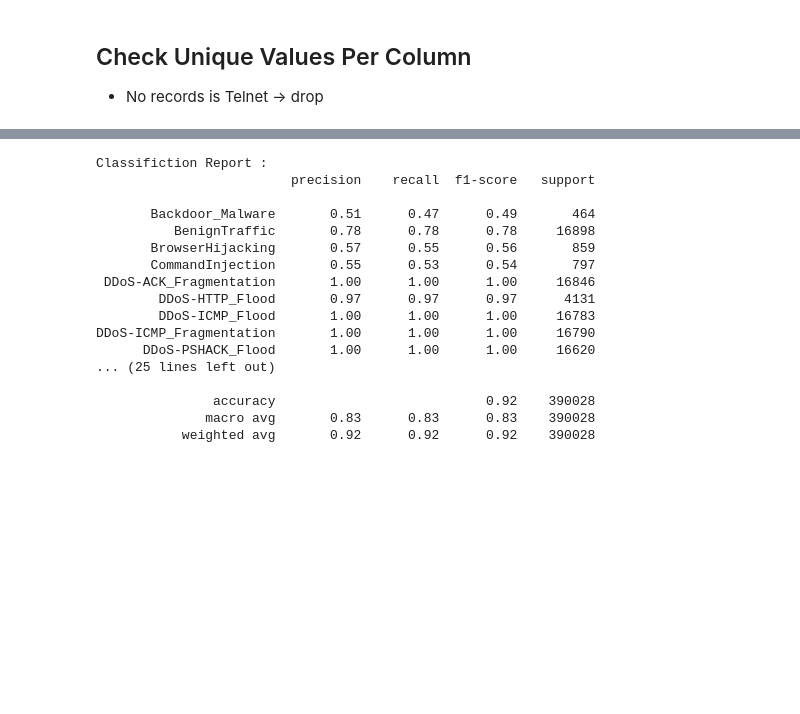
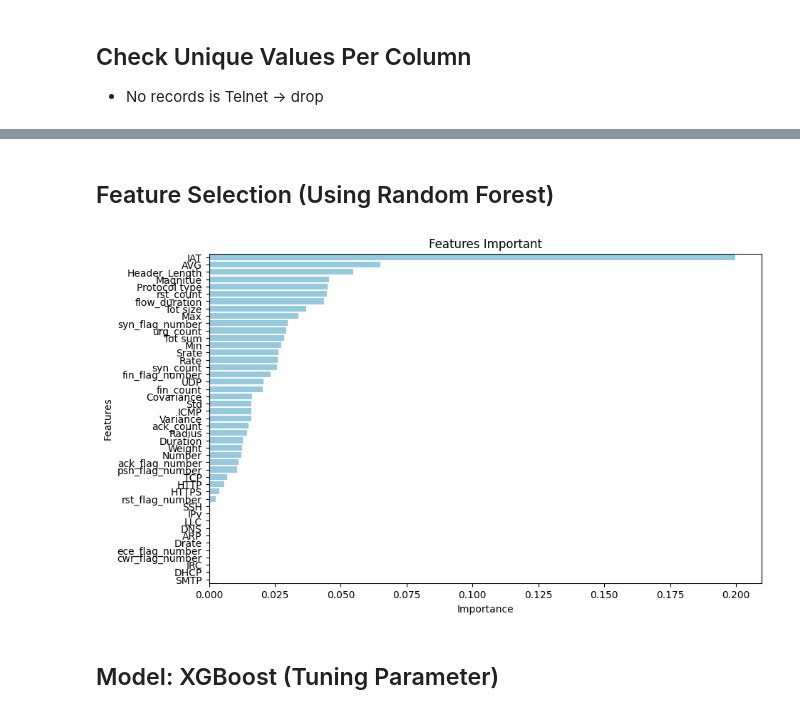
Before and after one commit to neo-shisui/NT221-ML, a Jupyter notebook: Src/Group16.ipynb, the cells around one changed output, grey strips where cells are left out. Cells and saved outputs as stored; diff of their text form; code cells hidden in the pictures; blank space fills up the shorter version.

Commit message:
feat: add main.py and Group16.ipynb: pre-processing, feature selection, tuning and training

```diff
--- a/Src/Group16.ipynb
+++ b/Src/Group16.ipynb
@@ -19,7 +26,6 @@ import pandas as pd
 # %%
 # Load the dataset
 train_path = os.path.join(DATASET_FOLDER, "train.csv")
-#test_path = os.path.join(DATASET_FOLDER, "test.csv")
 df = pd.read_csv(train_path)
 
 # Basic column names
@@ -29,6 +35,7 @@ column_names = [
 
 # Assign column names to the DataFrame
 df.columns = column_names
+print(df.shape)
 
 # Drop the last row of the DataFrame
-# df.drop(df.tail(1).index, inplace=True)
+df.drop(df.tail(1).index, inplace=True)
@@ -284,15 +257,3 @@ dtype: object
 # Drop unnecessary columns from the DataFrame
 # 'Telnet': no records is telnet
 df = df.drop(columns=['Telnet'])
-# %%
-from sklearn.preprocessing import LabelEncoder
-
-# Assuming df is your DataFrame
-label_encoder = LabelEncoder()
-
-# Fit and transform the 'Label' column
-df['Encoded_Label'] = label_encoder.fit_transform(df['Label'])
-
-# Display the mapping of labels to encoded values
-label_mapping = dict(zip(label_encoder.classes_, label_encoder.transform(label_encoder.classes_)))
-print("Label mapping:", label_mapping)
@@ -498,21 +260,28 @@ time cost:
-# %%
-print("Classifiction Report :")
-print(classification_report(Y_test, y_pred))
-# %% [output]
-Classifiction Report :
-                         precision    recall  f1-score   support
-
-       Backdoor_Malware       0.51      0.47      0.49       464
-          BenignTraffic       0.78      0.78      0.78     16898
-       BrowserHijacking       0.57      0.55      0.56       859
-       CommandInjection       0.55      0.53      0.54       797
- DDoS-ACK_Fragmentation       1.00      1.00      1.00     16846
-        DDoS-HTTP_Flood       0.97      0.97      0.97      4131
-        DDoS-ICMP_Flood       1.00      1.00      1.00     16783
-DDoS-ICMP_Fragmentation       1.00      1.00      1.00     16790
-      DDoS-PSHACK_Flood       1.00      1.00      1.00     16620
-... (25 lines left out)
-
-               accuracy                           0.92    390028
-              macro avg       0.83      0.83      0.83    390028
-           weighted avg       0.92      0.92      0.92    390028
+# %% [markdown]
+## Feature Selection (Using Random Forest)
+# %%
+X = df.drop(['Label'], axis=1)  # Features
+y = df['Label']  # Target
+# %%
+X_train, X_test, y_train, y_test = train_test_split(X, y, test_size = 0.2, random_state = 42)
+# %%
+# Feature Importance from Tree-Based Models
+rf = RandomForestClassifier()
+rf.fit(X_train, y_train)
+y_pred = rf.predict(X_test)
+
+# Get feature importance
+feature_importances = pd.Series(
+    rf.feature_importances_,
+    index=X_train.columns).sort_values(ascending=False)
+
+# Draw figures
+plt.figure(figsize=(10, 6))
+sns.barplot(x=feature_importances, y=feature_importances.index, color='skyblue')
+plt.xlabel('Importance')
+plt.ylabel('Features')
+plt.title("Features Important")
+feature_importance_plot = "feature_importance.png"
+plt.savefig(feature_importance_plot, bbox_inches='tight')
+# %% [output]
+[figure, added]
@@ -518,0 +301,2 @@ DDoS-ICMP_Fragmentation       1.00      1.00      1.00     16790
+# %% [markdown]
+## Model: XGBoost (Tuning Parameter)
```
Also changed, not shown: parts of 50 cells of this notebook, 7 other files.
